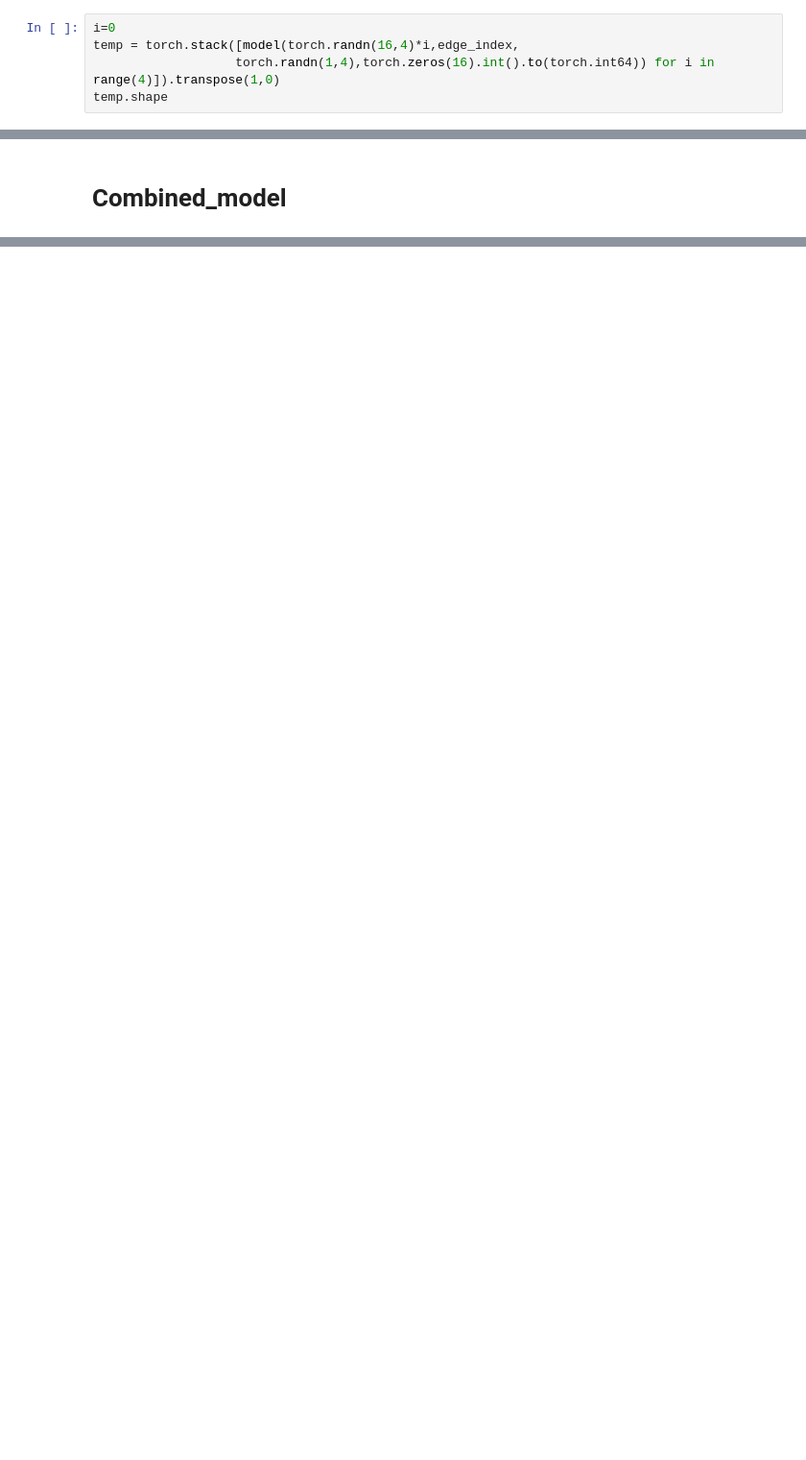
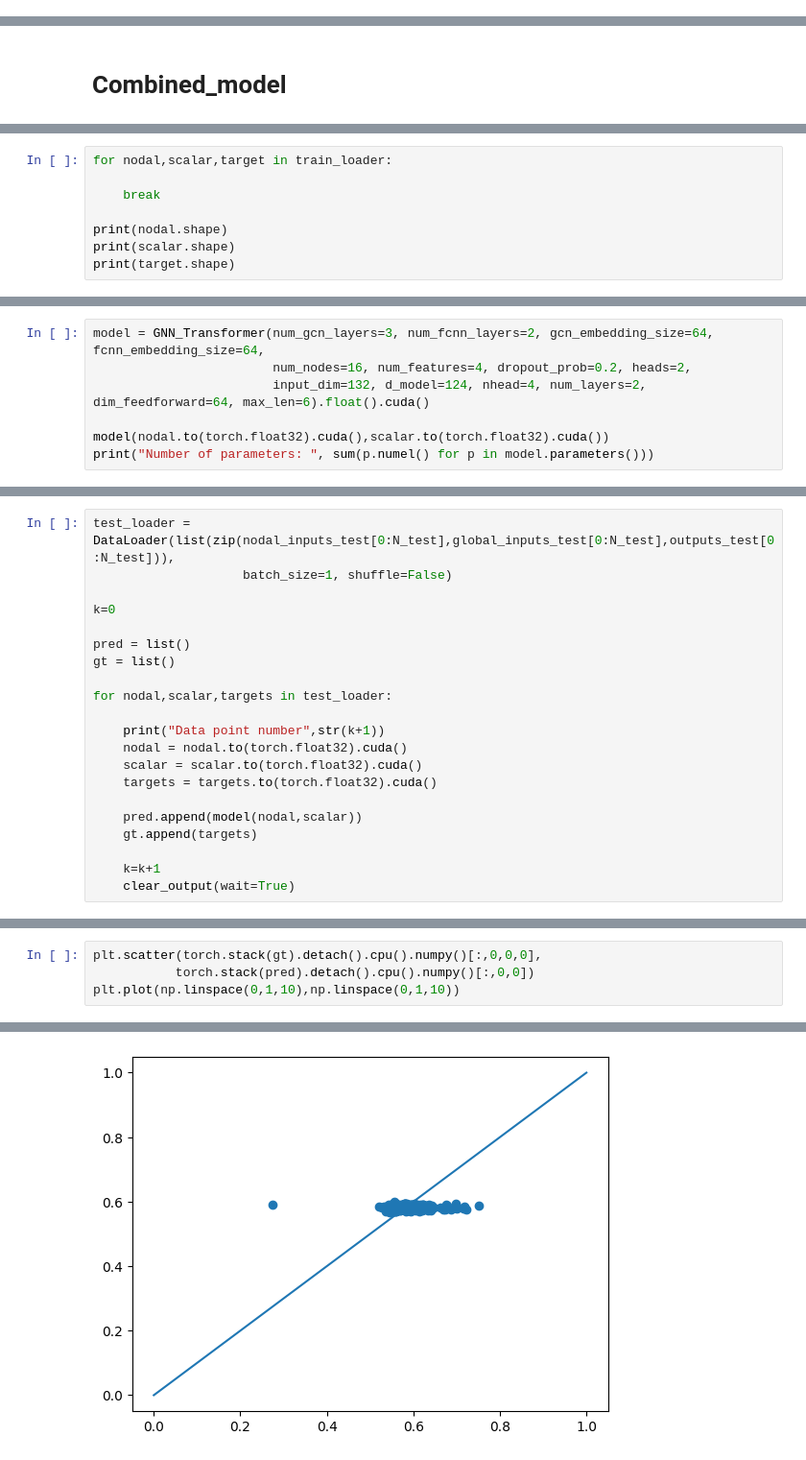
Before and after one commit to neilashwinraj/GNN, a Jupyter notebook: attention_GNN_with_transformers.ipynb, the cells around one changed output, grey strips where cells are left out. Shown at 96% size. Saved outputs shown, nothing was run; the diff lists cells and outputs as text; blank space fills up the shorter version.

Commit message:
first working of attention GNN transformer

```diff
--- a/attention_GNN_with_transformers.ipynb
+++ b/attention_GNN_with_transformers.ipynb
@@ -194,5 +40,0 @@ torch.Size([1, 174])
-# %%
-i=0
-temp = torch.stack([model(torch.randn(16,4)*i,edge_index,
-                   torch.randn(1,4),torch.zeros(16).int().to(torch.int64)) for i in range(4)]).transpose(1,0)
-temp.shape
@@ -312,0 +353,8 @@ Run Training
+# %%
+for nodal,scalar,target in train_loader:
+
+    break
+
+print(nodal.shape)
+print(scalar.shape)
+print(target.shape)
@@ -312,0 +367,7 @@ Run Training
+# %%
+model = GNN_Transformer(num_gcn_layers=3, num_fcnn_layers=2, gcn_embedding_size=64, fcnn_embedding_size=64,
+                        num_nodes=16, num_features=4, dropout_prob=0.2, heads=2,
+                        input_dim=132, d_model=124, nhead=4, num_layers=2, dim_feedforward=64, max_len=6).float().cuda()
+
+model(nodal.to(torch.float32).cuda(),scalar.to(torch.float32).cuda())
+print("Number of parameters: ", sum(p.numel() for p in model.parameters()))
@@ -397,0 +476,21 @@ print(epoch_loss_train[-1],epoch_loss_val[-1])
+# %%
+test_loader = DataLoader(list(zip(nodal_inputs_test[0:N_test],global_inputs_test[0:N_test],outputs_test[0:N_test])),
+                    batch_size=1, shuffle=False)
+
+k=0
+
+pred = list()
+gt = list()
+
+for nodal,scalar,targets in test_loader:
+
+    print("Data point number",str(k+1))
+    nodal = nodal.to(torch.float32).cuda()
+    scalar = scalar.to(torch.float32).cuda()
+    targets = targets.to(torch.float32).cuda()
+
+    pred.append(model(nodal,scalar))
+    gt.append(targets)
+
+    k=k+1
+    clear_output(wait=True)
@@ -397,0 +503,5 @@ print(epoch_loss_train[-1],epoch_loss_val[-1])
+# %%
+plt.scatter(torch.stack(gt).detach().cpu().numpy()[:,0,0,0],
+           torch.stack(pred).detach().cpu().numpy()[:,0,0])
+plt.plot(np.linspace(0,1,10),np.linspace(0,1,10))
+# %% [output]
@@ -397,0 +509 @@ print(epoch_loss_train[-1],epoch_loss_val[-1])
+[figure, added]
```
Also changed, not shown: parts of 29 cells of this notebook.
